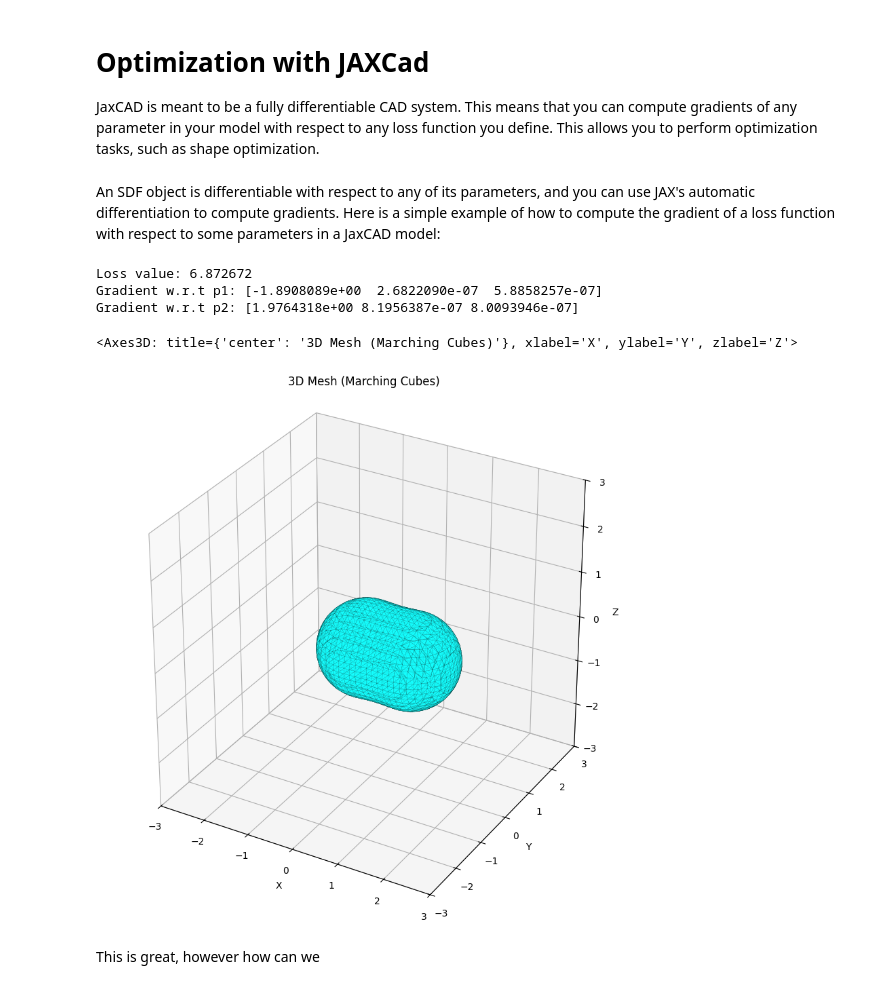
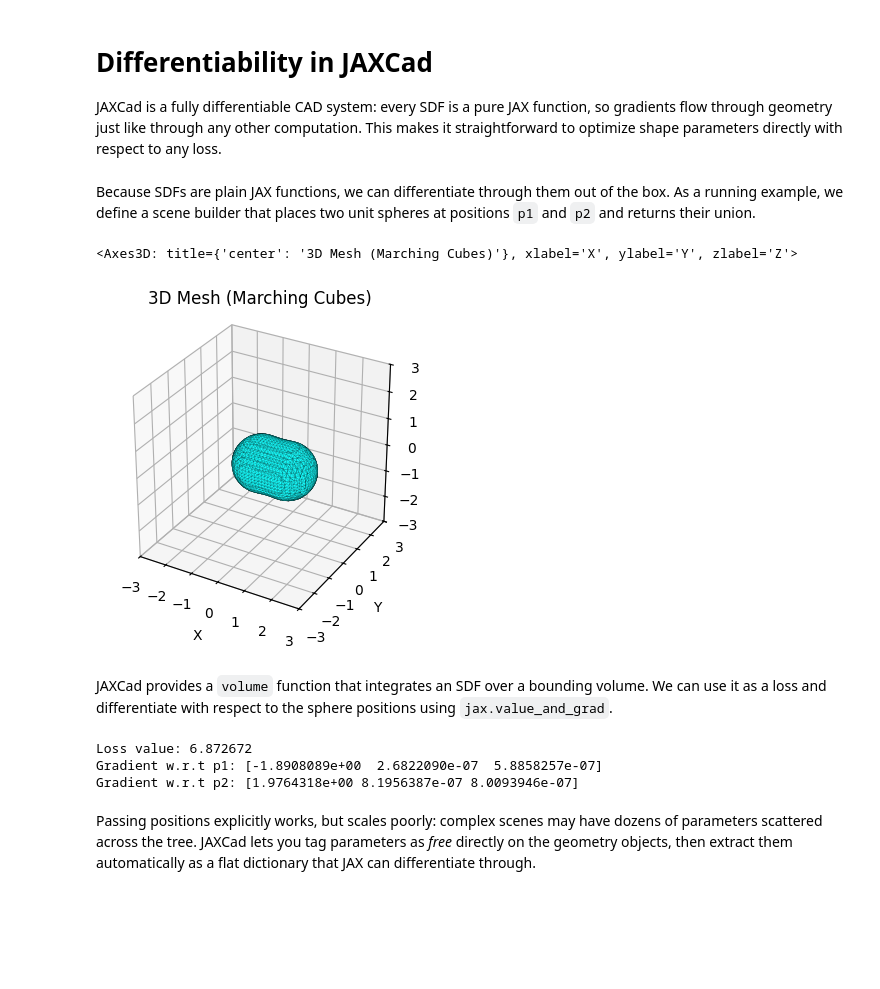
Before and after one commit to andrinr/jaxcad, a Jupyter notebook: examples/optimization.ipynb, the cells around one changed output. Drawn from its saved outputs; the diff is of its cells as text; code cells hidden in the pictures; blank space fills up the shorter version.

```diff
--- a/examples/optimization.ipynb
+++ b/examples/optimization.ipynb
@@ -1,7 +1,7 @@
 # %% [markdown]
-# Optimization with JAXCad
+# Differentiability in JAXCad
 
-JaxCAD is meant to be a fully differentiable CAD system. This means that you can compute gradients of any parameter in your model with respect to any loss function you define. This allows you to perform optimization tasks, such as shape optimization.
+JAXCad is a fully differentiable CAD system: every SDF is a pure JAX function, so gradients flow through geometry just like through any other computation. This makes it straightforward to optimize shape parameters directly with respect to any loss.
 # %%
 from jaxcad.sdf import Sphere, Translate, Union, volume, SDF
 from jaxcad.geometry import Vector
@@ -13,13 +12,24 @@ import matplotlib.pyplot as plt
 # %% [markdown]
-An SDF object is differentiable with respect to any of its parameters, and you can use JAX's automatic differentiation to compute gradients. Here is a simple example of how to compute the gradient of a loss function with respect to some parameters in a JaxCAD model:
+Because SDFs are plain JAX functions, we can differentiate through them out of the box. As a running example, we define a scene builder that places two unit spheres at positions `p1` and `p2` and returns their union.
 # %%
 def double_sphere(p1 : jax.Array, p2 : jax.Array) -> SDF:
-    sphere1 = Translate(Sphere(radius=1.0), offset=p1)
-    sphere2 = Translate(Sphere(radius=1.0), offset=p2)
+    radius = 1.0
+    sphere1 = Translate(Sphere(radius=radius), offset=p1)
+    sphere2 = Translate(Sphere(radius=radius), offset=p2)
     return jax.jit(Union(
         sphere1,
         sphere2
     ))
+# %%
+p1 = jnp.array([0.0, 0.0, 0.0])
+p2 = jnp.array([1.0, 0.0, 0.0])
+
+render_marching_cubes(double_sphere(p1, p2), figsize=(4, 4))
+# %% [output]
+<Axes3D: title={'center': '3D Mesh (Marching Cubes)'}, xlabel='X', ylabel='Y', zlabel='Z'>
+[figure, added]
+# %% [markdown]
+JAXCad provides a `volume` function that integrates an SDF over a bounding volume. We can use it as a loss and differentiate with respect to the sphere positions using `jax.value_and_grad`.
 # %%
 def loss(p1 : jax.Array, p2 : jax.Array) -> jax.Array:
     return volume(double_sphere(p1, p2))
@@ -36,10 +43,5 @@ print("Gradient w.r.t p2:", grads[1])
 Loss value: 6.872672
 Gradient w.r.t p1: [-1.8908089e+00  2.6822090e-07  5.8858257e-07]
 Gradient w.r.t p2: [1.9764318e+00 8.1956387e-07 8.0093946e-07]
-# %%
-render_marching_cubes(double_sphere(p1, p2))
-# %% [output]
-<Axes3D: title={'center': '3D Mesh (Marching Cubes)'}, xlabel='X', ylabel='Y', zlabel='Z'>
-[figure, removed]
 # %% [markdown]
-This is great, however how can we
+Passing positions explicitly works, but scales poorly: complex scenes may have dozens of parameters scattered across the tree. JAXCad lets you tag parameters as *free* directly on the geometry objects, then extract them automatically as a flat dictionary that JAX can differentiate through.
```
Also changed, not shown: parts of 16 cells of this notebook, 12 other files.
